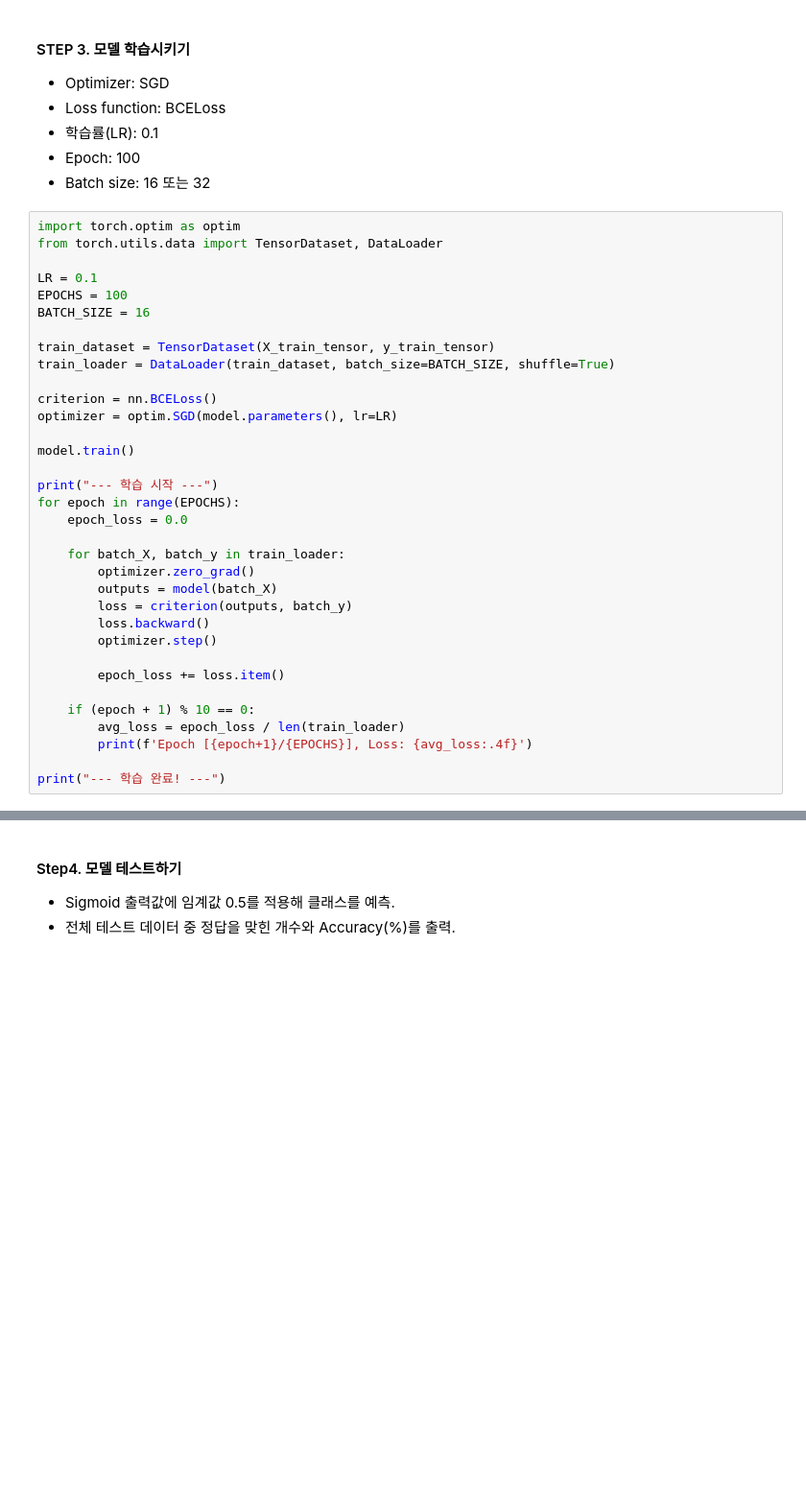
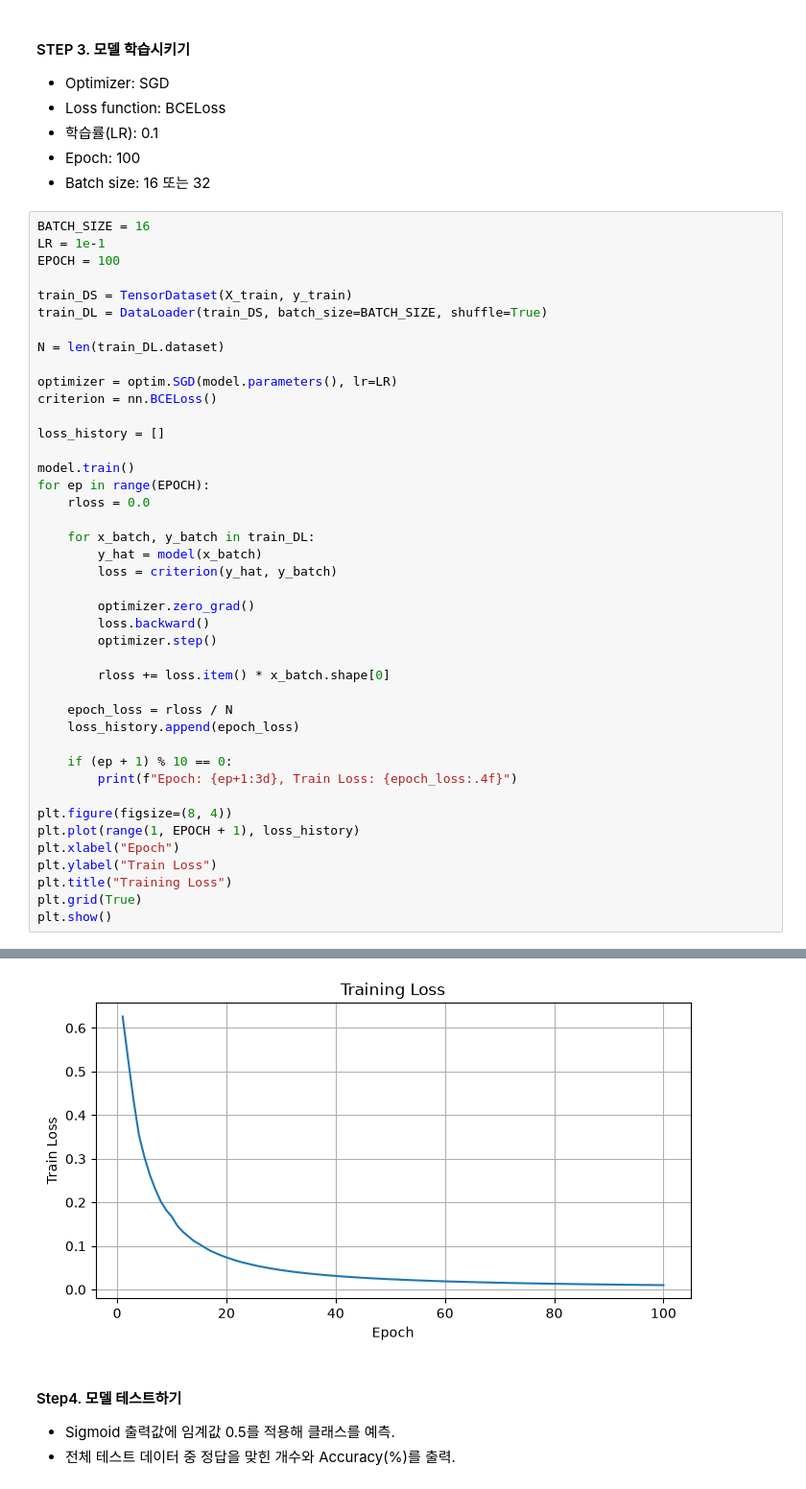
Before and after one commit to kdhksk1-pixel/PyTorch, a Jupyter notebook: 03.linear_binary/04.1.binary_iris.ipynb, the cells around one changed output, grey strips where cells are left out. Shown at 96% size. Drawn from its saved outputs; the diff is of its cells as text; blank space fills up the shorter version.

```diff
--- a/03.linear_binary/04.1.binary_iris.ipynb
+++ b/03.linear_binary/04.1.binary_iris.ipynb
@@ -122,37 +139,45 @@ tensor([[1.],
 - Epoch: 100
 - Batch size: 16 또는 32
 # %%
-import torch.optim as optim
-from torch.utils.data import TensorDataset, DataLoader
+BATCH_SIZE = 16
+LR = 1e-1
+EPOCH = 100
 
-LR = 0.1
-EPOCHS = 100
-BATCH_SIZE = 16
+train_DS = TensorDataset(X_train, y_train)
+train_DL = DataLoader(train_DS, batch_size=BATCH_SIZE, shuffle=True)
 
-train_dataset = TensorDataset(X_train_tensor, y_train_tensor)
-train_loader = DataLoader(train_dataset, batch_size=BATCH_SIZE, shuffle=True)
+N = len(train_DL.dataset)
 
+optimizer = optim.SGD(model.parameters(), lr=LR)
 criterion = nn.BCELoss()
-optimizer = optim.SGD(model.parameters(), lr=LR)
+
+loss_history = []
 
 model.train()
+for ep in range(EPOCH):
+    rloss = 0.0
 
-print("--- 학습 시작 ---")
-for epoch in range(EPOCHS):
-    epoch_loss = 0.0
+    for x_batch, y_batch in train_DL:
+        y_hat = model(x_batch)
+        loss = criterion(y_hat, y_batch)
 
-    for batch_X, batch_y in train_loader:
         optimizer.zero_grad()
-        outputs = model(batch_X)
-        loss = criterion(outputs, batch_y)
         loss.backward()
         optimizer.step()
 
-        epoch_loss += loss.item()
+        rloss += loss.item() * x_batch.shape[0]
 
-    if (epoch + 1) % 10 == 0:
-        avg_loss = epoch_loss / len(train_loader)
-        print(f'Epoch [{epoch+1}/{EPOCHS}], Loss: {avg_loss:.4f}')
+    epoch_loss = rloss / N
+    loss_history.append(epoch_loss)
 
-print("--- 학습 완료! ---")
+    if (ep + 1) % 10 == 0:
+        print(f"Epoch: {ep+1:3d}, Train Loss: {epoch_loss:.4f}")
+
+plt.figure(figsize=(8, 4))
+plt.plot(range(1, EPOCH + 1), loss_history)
+plt.xlabel("Epoch")
+plt.ylabel("Train Loss")
+plt.title("Training Loss")
+plt.grid(True)
+plt.show()
 # %% [output]
@@ -171,3 +194,4 @@ Epoch [100/100], Loss: 0.0001
+[figure, added]
 # %% [markdown]
 #### Step4. 모델 테스트하기
 
```
Also changed, not shown: parts of 7 cells of this notebook.
